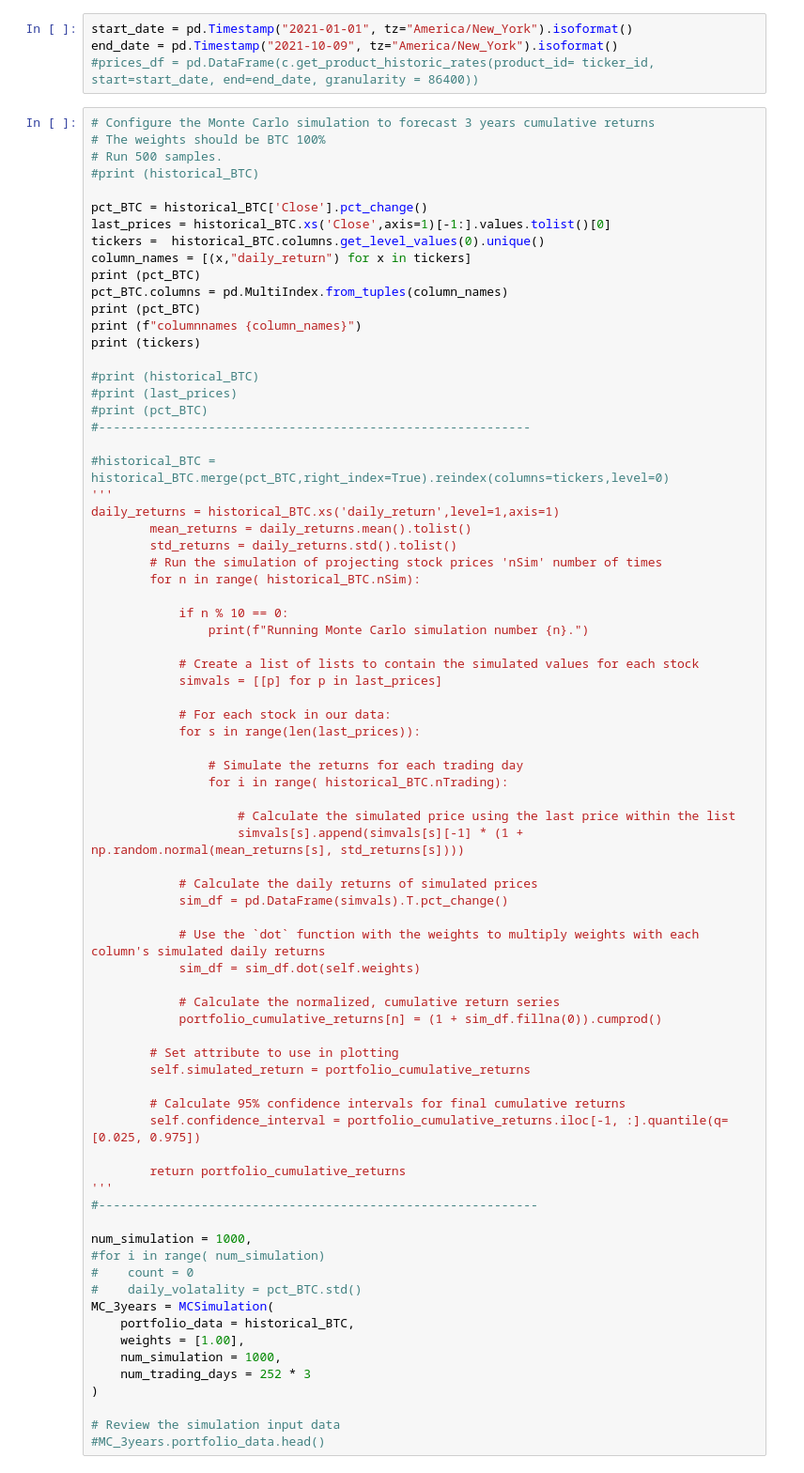
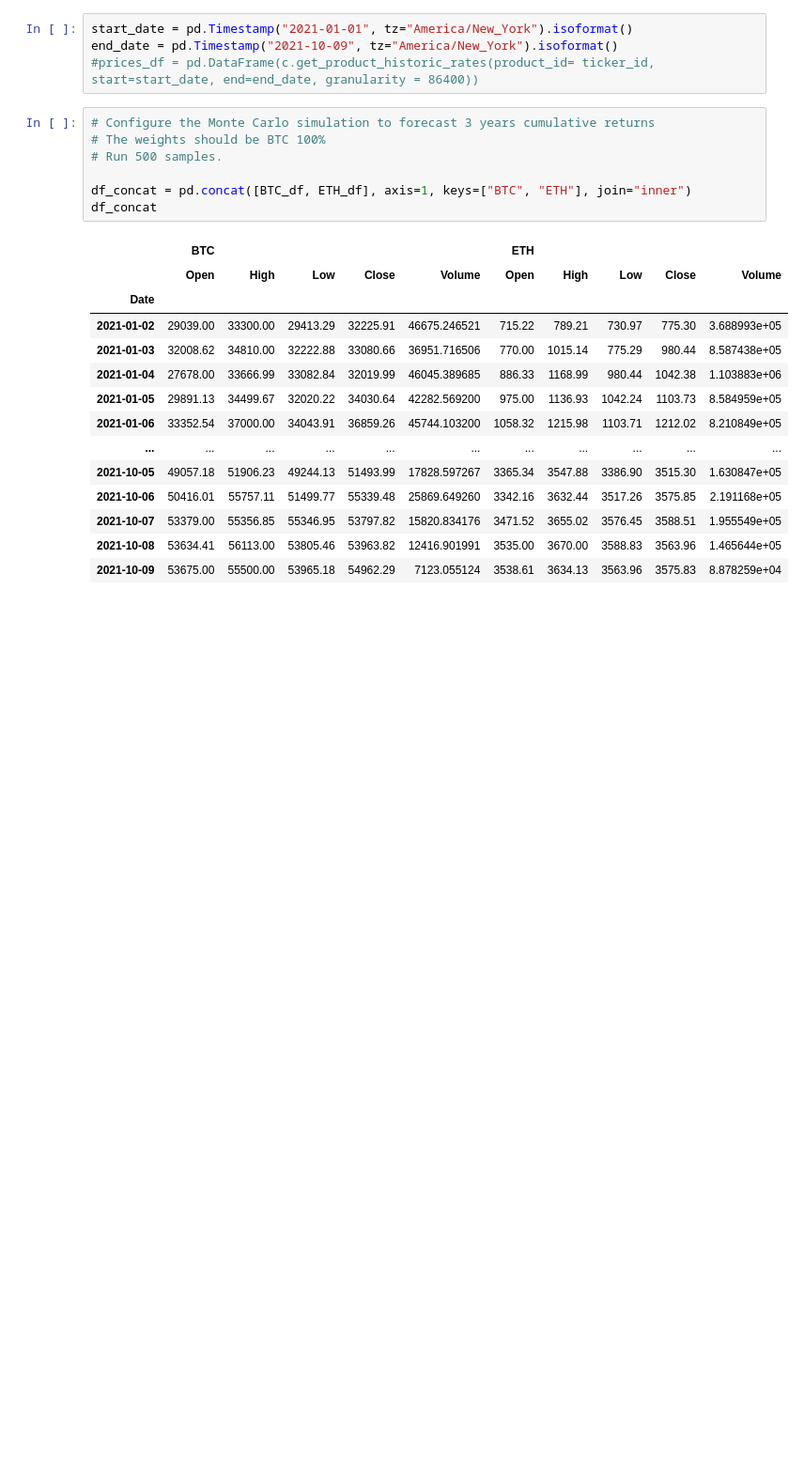
Before and after one commit to Swati-Subhadarshini/UWFinTech_Group3_Project1, a Jupyter notebook: Project_Crypto.ipynb, the cells around one changed output. Shown at 94% size. Drawn from its saved outputs; the diff is of its cells as text; blank space fills up the shorter version.

```diff
--- a/Project_Crypto.ipynb
+++ b/Project_Crypto.ipynb
@@ -373,77 +403,22 @@ end_date = pd.Timestamp("2021-10-09", tz="America/New_York").isoformat()
 # %%
 # Configure the Monte Carlo simulation to forecast 3 years cumulative returns
 # The weights should be BTC 100%
 # Run 500 samples.
-#print (historical_BTC)
 
-pct_BTC = historical_BTC['Close'].pct_change()
-last_prices = historical_BTC.xs('Close',axis=1)[-1:].values.tolist()[0]
-tickers =  historical_BTC.columns.get_level_values(0).unique()
-column_names = [(x,"daily_return") for x in tickers]
-print (pct_BTC)
-pct_BTC.columns = pd.MultiIndex.from_tuples(column_names)
-print (pct_BTC)
-print (f"columnnames {column_names}")
-print (tickers)
-
-#print (historical_BTC)
-#print (last_prices)
-#print (pct_BTC)
-#-----------------------------------------------------------
-
-#historical_BTC = historical_BTC.merge(pct_BTC,right_index=True).reindex(columns=tickers,level=0)
-'''
-daily_returns = historical_BTC.xs('daily_return',level=1,axis=1)
-        mean_returns = daily_returns.mean().tolist()
-        std_returns = daily_returns.std().tolist()
-        # Run the simulation of projecting stock prices 'nSim' number of times
-        for n in range( historical_BTC.nSim):
-
-            if n % 10 == 0:
-                print(f"Running Monte Carlo simulation number {n}.")
-
-            # Create a list of lists to contain the simulated values for each stock
-            simvals = [[p] for p in last_prices]
-
-            # For each stock in our data:
-            for s in range(len(last_prices)):
-
-                # Simulate the returns for each trading day
-                for i in range( historical_BTC.nTrading):
-
-                    # Calculate the simulated price using the last price within the list
-                    simvals[s].append(simvals[s][-1] * (1 + np.random.normal(mean_returns[s], std_returns[s])))
-
-            # Calculate the daily returns of simulated prices
-            sim_df = pd.DataFrame(simvals).T.pct_change()
-
-            # Use the `dot` function with the weights to multiply weights with each column's simulated daily returns
-            sim_df = sim_df.dot(self.weights)
-
-            # Calculate the normalized, cumulative return series
-            portfolio_cumulative_returns[n] = (1 + sim_df.fillna(0)).cumprod()
-
-        # Set attribute to use in plotting
-        self.simulated_return = portfolio_cumulative_returns
-
-        # Calculate 95% confidence intervals for final cumulative returns
-        self.confidence_interval = portfolio_cumulative_returns.iloc[-1, :].quantile(q=[0.025, 0.975])
-
-        return portfolio_cumulative_returns
-'''
-#------------------------------------------------------------
-
-num_simulation = 1000,
-#for i in range( num_simulation)
-#    count = 0
-#    daily_volatality = pct_BTC.std()
-MC_3years = MCSimulation(
-    portfolio_data = historical_BTC,
-    weights = [1.00],
-    num_simulation = 1000,
-    num_trading_days = 252 * 3
-)
-
-# Review the simulation input data
-#MC_3years.portfolio_data.head()
+df_concat = pd.concat([BTC_df, ETH_df], axis=1, keys=["BTC", "ETH"], join="inner")
+df_concat
 # %% [output]
+|  | BTC |  |  |  |  | ETH |  |  |  |  |
+|  | Open | High | Low | Close | Volume | Open | High | Low | Close | Volume |
+| Date |  |  |  |  |  |  |  |  |  |  |
+| 2021-01-02 | 29039.00 | 33300.00 | 29413.29 | 32225.91 | 46675.246521 | 715.22 | 789.21 | 730.97 | 775.30 | 3.688993e+05 |
+| 2021-01-03 | 32008.62 | 34810.00 | 32222.88 | 33080.66 | 36951.716506 | 770.00 | 1015.14 | 775.29 | 980.44 | 8.587438e+05 |
+| 2021-01-04 | 27678.00 | 33666.99 | 33082.84 | 32019.99 | 46045.389685 | 886.33 | 1168.99 | 980.44 | 1042.38 | 1.103883e+06 |
+| 2021-01-05 | 29891.13 | 34499.67 | 32020.22 | 34030.64 | 42282.569200 | 975.00 | 1136.93 | 1042.24 | 1103.73 | 8.584959e+05 |
+| 2021-01-06 | 33352.54 | 37000.00 | 34043.91 | 36859.26 | 45744.103200 | 1058.32 | 1215.98 | 1103.71 | 1212.02 | 8.210849e+05 |
+| ... | ... | ... | ... | ... | ... | ... | ... | ... | ... | ... |
+| 2021-10-05 | 49057.18 | 51906.23 | 49244.13 | 51493.99 | 17828.597267 | 3365.34 | 3547.88 | 3386.90 | 3515.30 | 1.630847e+05 |
+| 2021-10-06 | 50416.01 | 55757.11 | 51499.77 | 55339.48 | 25869.649260 | 3342.16 | 3632.44 | 3517.26 | 3575.85 | 2.191168e+05 |
+| 2021-10-07 | 53379.00 | 55356.85 | 55346.95 | 53797.82 | 15820.834176 | 3471.52 | 3655.02 | 3576.45 | 3588.51 | 1.955549e+05 |
+| 2021-10-08 | 53634.41 | 56113.00 | 53805.46 | 53963.82 | 12416.901991 | 3535.00 | 3670.00 | 3588.83 | 3563.96 | 1.465644e+05 |
+| 2021-10-09 | 53675.00 | 55500.00 | 53965.18 | 54962.29 | 7123.055124 | 3538.61 | 3634.13 | 3563.96 | 3575.83 | 8.878259e+04 |
```
Also changed, not shown: parts of 25 cells of this notebook.
